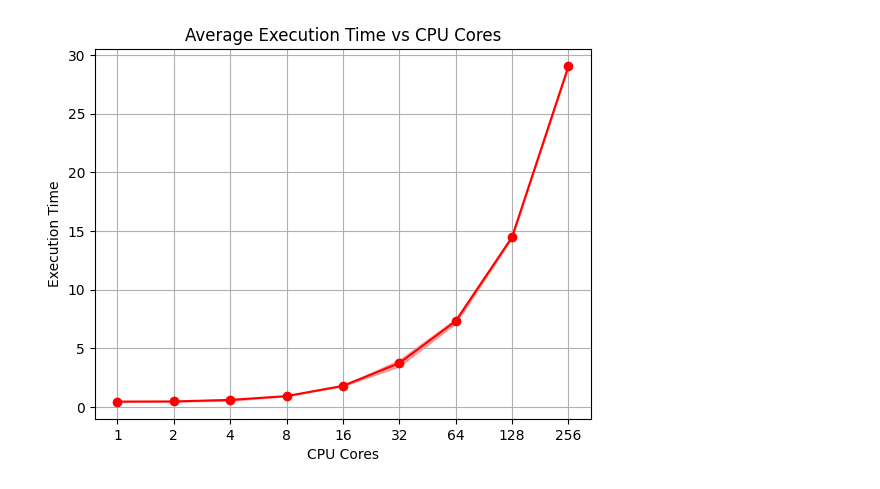
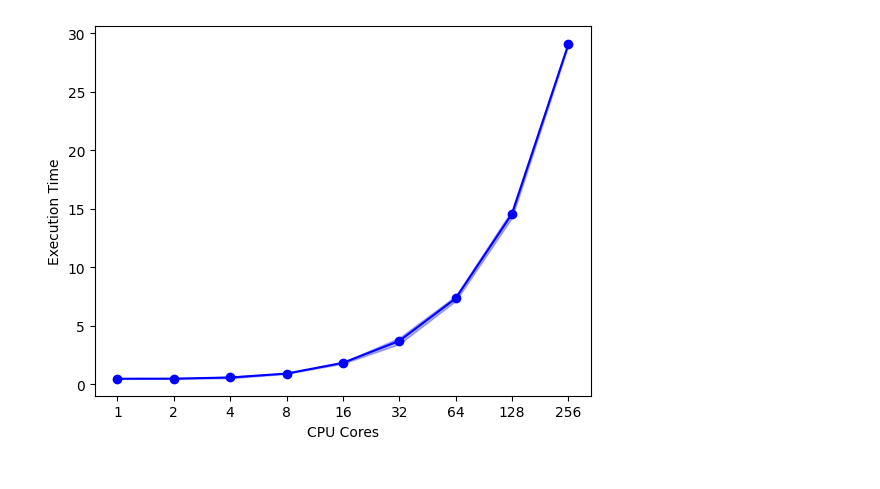
Before and after one commit to tomalner18/mj-testing, a Jupyter notebook: graph.ipynb, the cells around one changed output. Drawn from its saved outputs; the diff is of its cells as text; code cells hidden in the pictures.

Commit message:
change graph colours

```diff
--- a/graph.ipynb
+++ b/graph.ipynb
@@ -4,7 +4,7 @@ import numpy as np
 import matplotlib.pyplot as plt
 # %%
 # Read JSON file
-with open('rollout_times_100_ovr.json') as f:
+with open('rollout_times_100_ovr1.json') as f:
     data = json.load(f)
 # %%
 # Extract CPU cores and execution time from the dictionary
@@ -20,13 +48,12 @@ for p in processes:
 # %%
 # Plot average execution time with uncertainty region
 
-plt.plot(processes, mean_execution_time, marker='o', color='red')
+plt.plot(processes, mean_execution_time, marker='o', color='blue')
 plt.fill_between(processes, np.array(mean_execution_time) - np.array(std_execution_time),
-                 np.array(mean_execution_time) + np.array(std_execution_time), alpha=0.3, color='red')
+                 np.array(mean_execution_time) + np.array(std_execution_time), alpha=0.3, color='blue')
 plt.xlabel('CPU Cores')
 plt.ylabel('Execution Time')
-plt.title('Average Execution Time vs CPU Cores')
-plt.grid(True)
+plt.savefig('parallelprocesses.png')
 plt.show()
 # %% [output]
-[figure, old version]
+[figure, new version]
```
Also changed, not shown: parts of 2 cells of this notebook, 6 other files.
